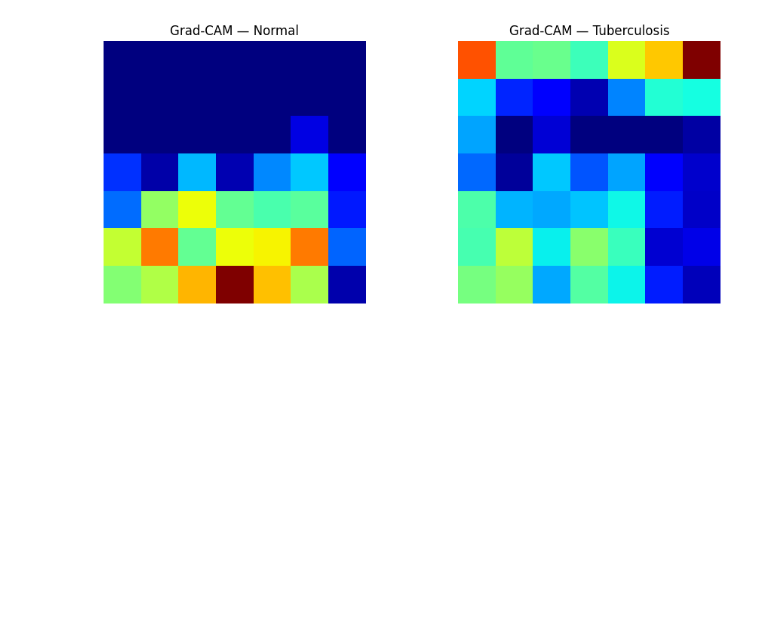
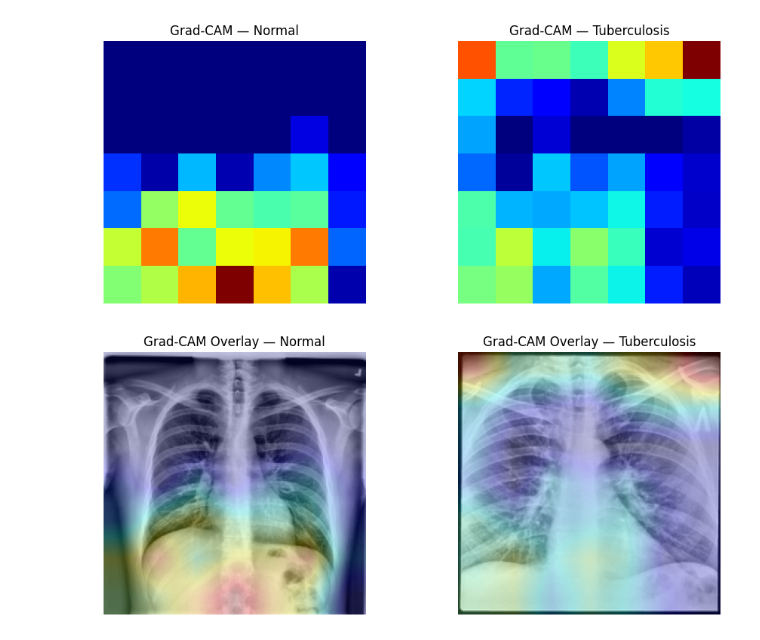
Before and after one commit to A01799073/AguacAIte-Labs, a Jupyter notebook: data/notebooks/06_gradcam_heatmaps.ipynb, the cells around one changed output. Saved outputs shown, nothing was run; the diff lists cells and outputs as text; code cells hidden in the pictures; blank space fills up the shorter version.

```diff
--- a/data/notebooks/06_gradcam_heatmaps.ipynb
+++ b/data/notebooks/06_gradcam_heatmaps.ipynb
@@ -96,3 +96,57 @@ plt.show()
 Model device: cpu
 Input device: cpu
 [figure]
+# %%
+import cv2
+RESULTS_DIR = PROJECT_ROOT / "data" / "notebooks" / "results" / "gradcam"
+RESULTS_DIR.mkdir(parents=True, exist_ok=True)
+
+def overlay_cam_on_image(image_path, cam, alpha=0.25):
+    img = cv2.imread(str(image_path), cv2.IMREAD_GRAYSCALE)
+
+    h, w = img.shape
+
+    cam_resized = cv2.resize(cam, (w, h), interpolation=cv2.INTER_LINEAR)
+
+    img = img.astype(np.float32)
+    img = (img - img.min()) / (img.max() - img.min() + 1e-8)
+
+    heatmap = np.uint8(255 * cam_resized)
+    heatmap = cv2.applyColorMap(heatmap, cv2.COLORMAP_JET)
+    heatmap = cv2.cvtColor(heatmap, cv2.COLOR_BGR2RGB)
+    heatmap = heatmap.astype(np.float32) / 255.0
+
+    img_rgb = np.stack([img, img, img], axis=-1)
+
+    overlay = (1 - alpha) * img_rgb + alpha * heatmap
+    overlay = np.clip(overlay, 0, 1)
+
+    return overlay
+
+
+overlay_normal = overlay_cam_on_image(normal_img_path, cam_normal)
+overlay_tb = overlay_cam_on_image(tb_img_path, cam_tb)
+
+fig, axes = plt.subplots(1, 2, figsize=(10, 4))
+
+axes[0].imshow(overlay_normal)
+axes[0].set_title("Grad-CAM Overlay — Normal")
+axes[0].axis("off")
+
+axes[1].imshow(overlay_tb)
+axes[1].set_title("Grad-CAM Overlay — Tuberculosis")
+axes[1].axis("off")
+
+plt.tight_layout()
+plt.imsave(RESULTS_DIR / "normal_overlay.png", overlay_normal)
+plt.imsave(RESULTS_DIR / "tuberculosis_overlay.png", overlay_tb)
+
+fig.savefig(
+    RESULTS_DIR / "overlay_comparison.png",
+    dpi=300,
+    bbox_inches="tight"
+)
+
+plt.show()
+# %% [output]
+[figure, added]
```
